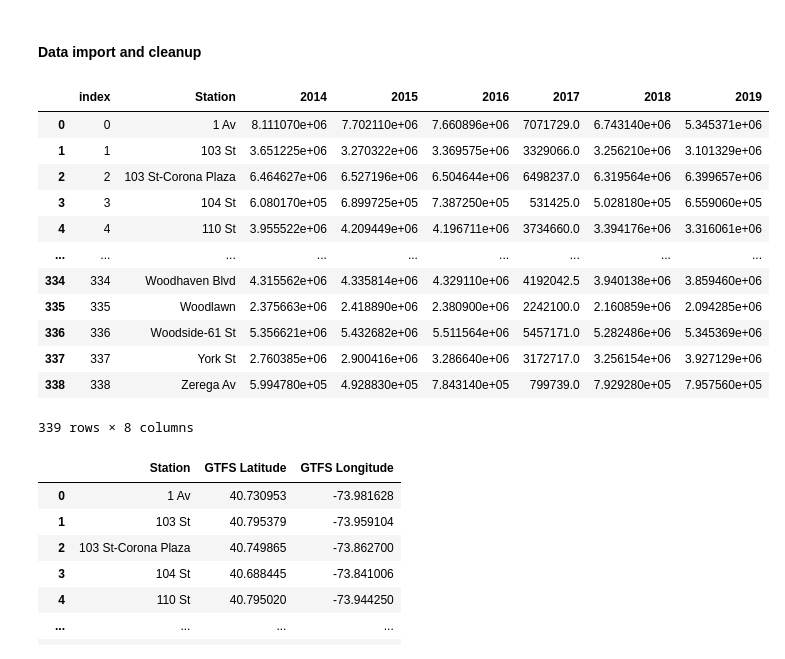
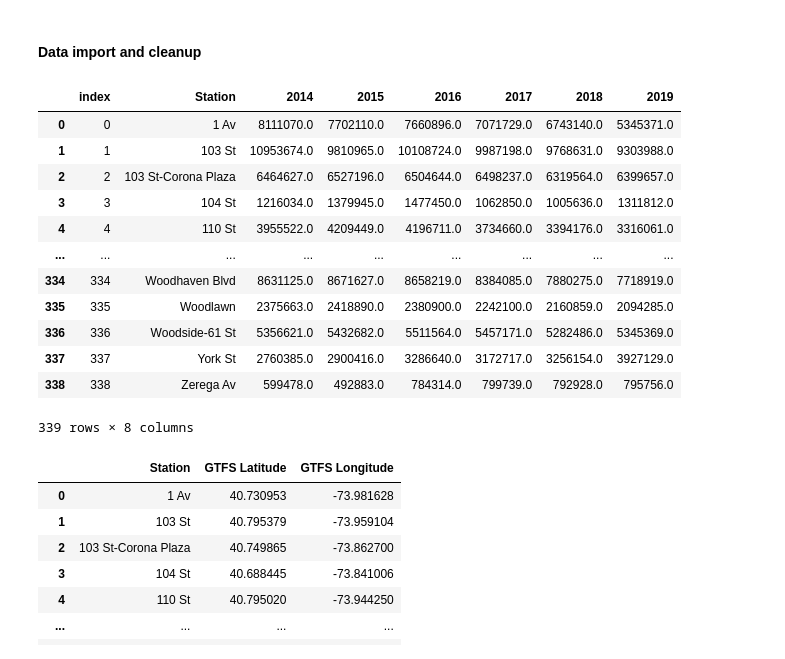
Before and after one commit to simonepala-it/Coursera_Capstone, a Jupyter notebook: The-Battle-of-Neighborhoods-(Week-2).ipynb, the cells around one changed output. Cells and saved outputs as stored; diff of their text form; code cells hidden in the pictures.

```diff
--- a/The-Battle-of-Neighborhoods-(Week-2).ipynb
+++ b/The-Battle-of-Neighborhoods-(Week-2).ipynb
@@ -22,40 +22,40 @@ transit_annual = pd.read_excel(r'Number_of_transits.xlsx', 'Annual Total', heade
 # %%
 transit_weekday.drop(['Unnamed: 1', '2018-2019 Change', 'Unnamed: 10', '2019 Rank'], axis=1, inplace=True)
 transit_weekday.columns= transit_weekday.columns.astype(str)
 transit_weekday = transit_weekday.dropna()
 transit_weekday = transit_weekday.rename(columns={'Station (alphabetical by borough)': 'Station', 'Boro': 'Borough'})
 transit_weekday['Station'] = transit_weekday['Station'].apply(lambda x: x.split(' (')[0])
 transit_weekday = transit_weekday.groupby('Station').mean().reset_index()
 transit_weekday.reset_index()
 
 transit_weekend.drop(['Unnamed: 1', '2018-2019 Change', 'Unnamed: 10', '2019 Rank'], axis=1, inplace=True)
 transit_weekend.columns= transit_weekend.columns.astype(str)
 transit_weekend = transit_weekend.dropna()
 transit_weekend = transit_weekend.rename(columns={'Station (alphabetical by borough)': 'Station', 'Boro': 'Borough'})
 transit_weekend['Station'] = transit_weekend['Station'].apply(lambda x: x.split(' (')[0])
 transit_weekend = transit_weekend.groupby('Station').mean().reset_index()
 transit_weekend.reset_index()
 
 transit_annual.drop(['Unnamed: 1', '2018-2019 Change', 'Unnamed: 10', '2019 Rank'], axis=1, inplace=True)
 transit_annual.columns= transit_annual.columns.astype(str)
 transit_annual = transit_annual.dropna()
 transit_annual = transit_annual.rename(columns={'Station (alphabetical by borough)': 'Station', 'Boro': 'Borough'})
 transit_annual['Station'] = transit_annual['Station'].apply(lambda x: x.split(' (')[0])
-transit_annual = transit_annual.groupby('Station').mean().reset_index()
+transit_annual = transit_annual.groupby('Station').sum().reset_index()
 transit_annual.reset_index()
 # %% [output]
 |  | index | Station | 2014 | 2015 | 2016 | 2017 | 2018 | 2019 |
-| 0 | 0 | 1 Av | 8.111070e+06 | 7.702110e+06 | 7.660896e+06 | 7071729.0 | 6.743140e+06 | 5.345371e+06 |
-| 1 | 1 | 103 St | 3.651225e+06 | 3.270322e+06 | 3.369575e+06 | 3329066.0 | 3.256210e+06 | 3.101329e+06 |
-| 2 | 2 | 103 St-Corona Plaza | 6.464627e+06 | 6.527196e+06 | 6.504644e+06 | 6498237.0 | 6.319564e+06 | 6.399657e+06 |
-| 3 | 3 | 104 St | 6.080170e+05 | 6.899725e+05 | 7.387250e+05 | 531425.0 | 5.028180e+05 | 6.559060e+05 |
-| 4 | 4 | 110 St | 3.955522e+06 | 4.209449e+06 | 4.196711e+06 | 3734660.0 | 3.394176e+06 | 3.316061e+06 |
+| 0 | 0 | 1 Av | 8111070.0 | 7702110.0 | 7660896.0 | 7071729.0 | 6743140.0 | 5345371.0 |
+| 1 | 1 | 103 St | 10953674.0 | 9810965.0 | 10108724.0 | 9987198.0 | 9768631.0 | 9303988.0 |
+| 2 | 2 | 103 St-Corona Plaza | 6464627.0 | 6527196.0 | 6504644.0 | 6498237.0 | 6319564.0 | 6399657.0 |
+| 3 | 3 | 104 St | 1216034.0 | 1379945.0 | 1477450.0 | 1062850.0 | 1005636.0 | 1311812.0 |
+| 4 | 4 | 110 St | 3955522.0 | 4209449.0 | 4196711.0 | 3734660.0 | 3394176.0 | 3316061.0 |
 | ... | ... | ... | ... | ... | ... | ... | ... | ... |
-| 334 | 334 | Woodhaven Blvd | 4.315562e+06 | 4.335814e+06 | 4.329110e+06 | 4192042.5 | 3.940138e+06 | 3.859460e+06 |
-| 335 | 335 | Woodlawn | 2.375663e+06 | 2.418890e+06 | 2.380900e+06 | 2242100.0 | 2.160859e+06 | 2.094285e+06 |
-| 336 | 336 | Woodside-61 St | 5.356621e+06 | 5.432682e+06 | 5.511564e+06 | 5457171.0 | 5.282486e+06 | 5.345369e+06 |
-| 337 | 337 | York St | 2.760385e+06 | 2.900416e+06 | 3.286640e+06 | 3172717.0 | 3.256154e+06 | 3.927129e+06 |
-| 338 | 338 | Zerega Av | 5.994780e+05 | 4.928830e+05 | 7.843140e+05 | 799739.0 | 7.929280e+05 | 7.957560e+05 |
+| 334 | 334 | Woodhaven Blvd | 8631125.0 | 8671627.0 | 8658219.0 | 8384085.0 | 7880275.0 | 7718919.0 |
+| 335 | 335 | Woodlawn | 2375663.0 | 2418890.0 | 2380900.0 | 2242100.0 | 2160859.0 | 2094285.0 |
+| 336 | 336 | Woodside-61 St | 5356621.0 | 5432682.0 | 5511564.0 | 5457171.0 | 5282486.0 | 5345369.0 |
+| 337 | 337 | York St | 2760385.0 | 2900416.0 | 3286640.0 | 3172717.0 | 3256154.0 | 3927129.0 |
+| 338 | 338 | Zerega Av | 599478.0 | 492883.0 | 784314.0 | 799739.0 | 792928.0 | 795756.0 |
 339 rows × 8 columns
 # %%
 stations_data = pd.read_csv ('Stations_data.csv')
```
Also changed, not shown: parts of 20 cells of this notebook.
